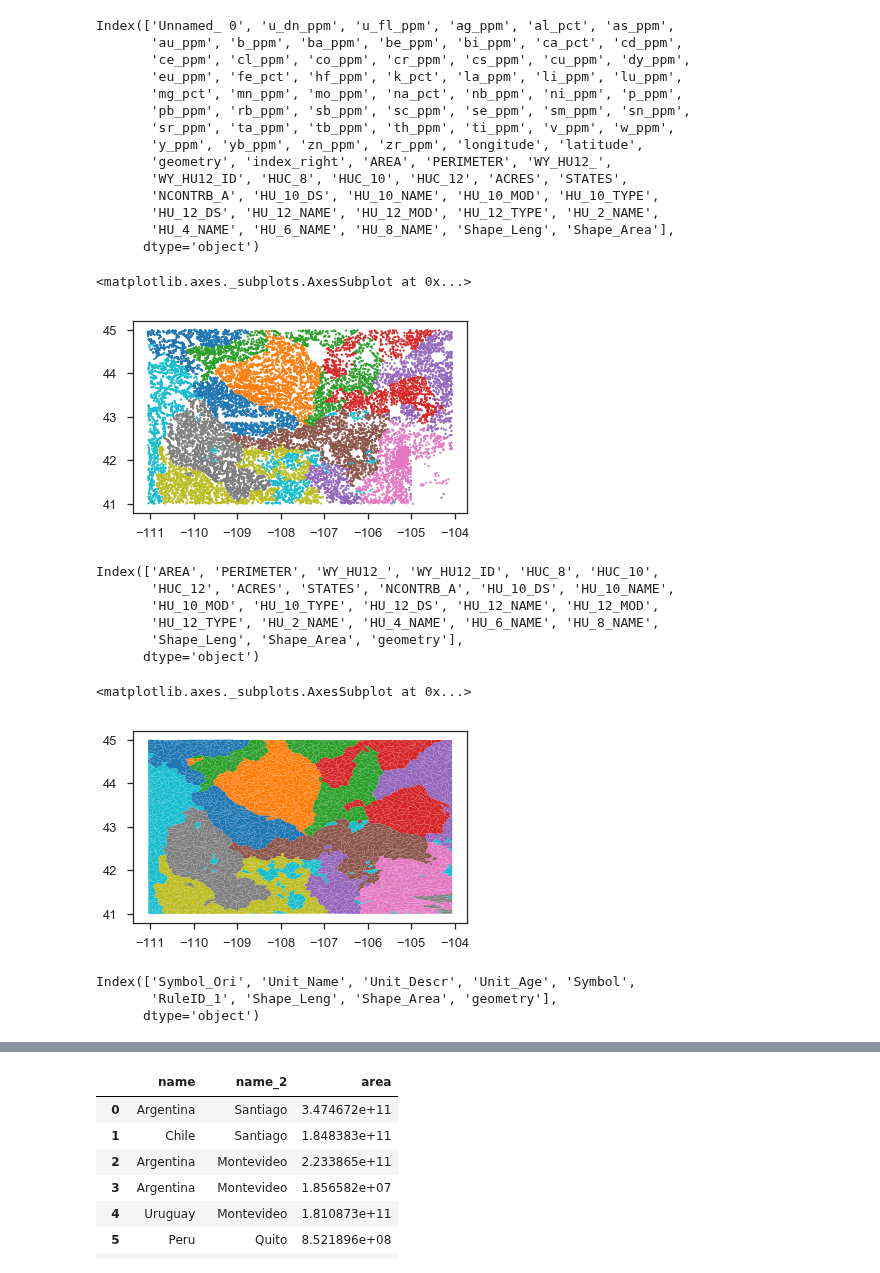
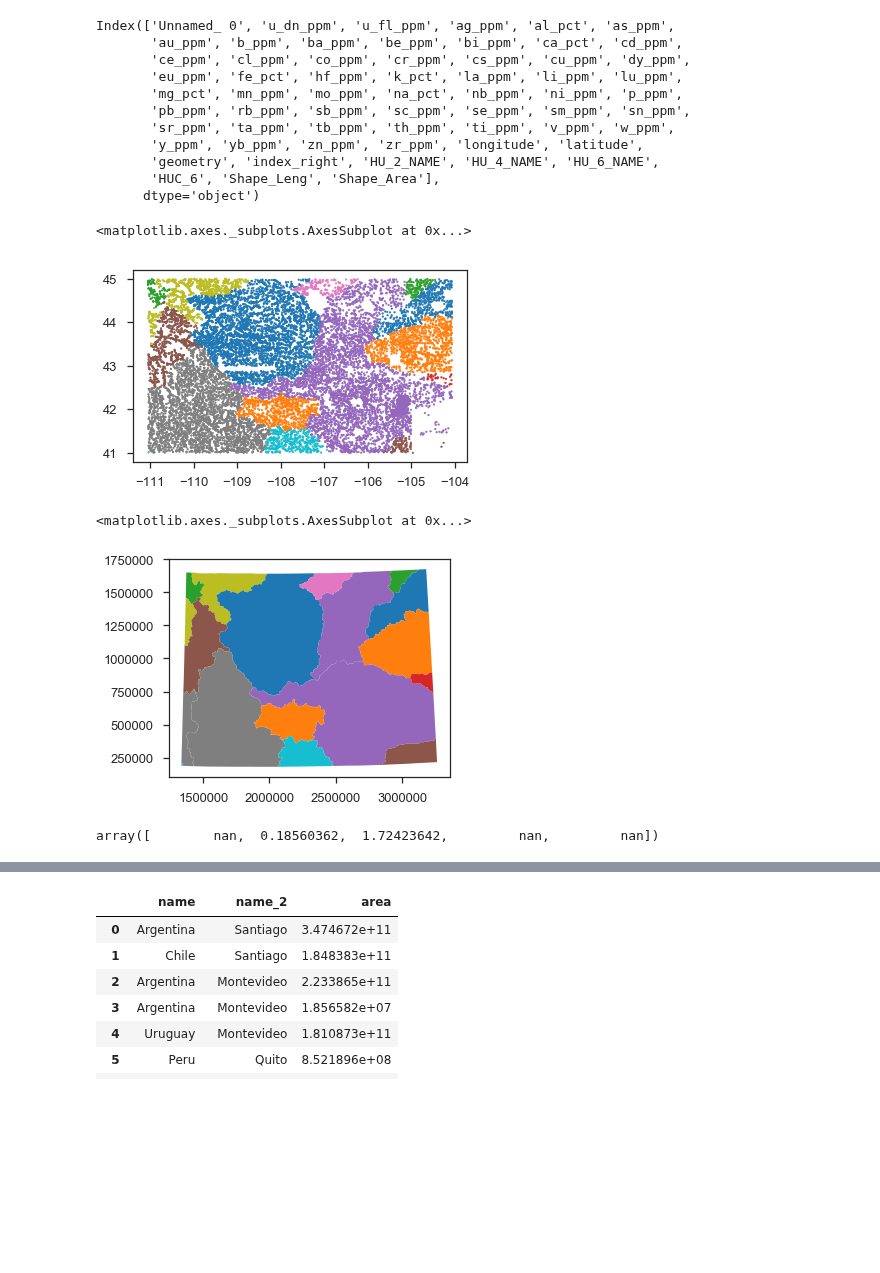
Before and after one commit to jessepisel/criticalandstrategic, a Jupyter notebook: Critical and strategic database building.ipynb, the cells around one changed output, grey strips where cells are left out. Cells and saved outputs as stored; diff of their text form; code cells hidden in the pictures; blank space fills up the shorter version.

```diff
--- a/Critical and strategic database building.ipynb
+++ b/Critical and strategic database building.ipynb
@@ -10,6 +10,8 @@ import fiona
 %matplotlib inline
 # %%
 huc8=gpd.read_file(r'J:\Geology\WSGS\GIS\huc_6.shp')
+huc8= huc8.to_crs({'init': 'epsg:3732'})
+huc8['area']=huc8.area
 # %%
 huc8.plot(column='Shape_Area')
 # %% [output]
@@ -49,30 +51,18 @@ Index(['Unnamed_ 0', 'u_dn_ppm', 'u_fl_ppm', 'ag_ppm', 'al_pct', 'as_ppm',
        'pb_ppm', 'rb_ppm', 'sb_ppm', 'sc_ppm', 'se_ppm', 'sm_ppm', 'sn_ppm',
        'sr_ppm', 'ta_ppm', 'tb_ppm', 'th_ppm', 'ti_ppm', 'v_ppm', 'w_ppm',
        'y_ppm', 'yb_ppm', 'zn_ppm', 'zr_ppm', 'longitude', 'latitude',
-       'geometry', 'index_right', 'AREA', 'PERIMETER', 'WY_HU12_',
-       'WY_HU12_ID', 'HUC_8', 'HUC_10', 'HUC_12', 'ACRES', 'STATES',
-       'NCONTRB_A', 'HU_10_DS', 'HU_10_NAME', 'HU_10_MOD', 'HU_10_TYPE',
-       'HU_12_DS', 'HU_12_NAME', 'HU_12_MOD', 'HU_12_TYPE', 'HU_2_NAME',
-       'HU_4_NAME', 'HU_6_NAME', 'HU_8_NAME', 'Shape_Leng', 'Shape_Area'],
+       'geometry', 'index_right', 'HU_2_NAME', 'HU_4_NAME', 'HU_6_NAME',
+       'HUC_6', 'Shape_Leng', 'Shape_Area'],
       dtype='object')
 # %%
-points_with_basin.plot(column='HU_12_DS', s=3)
+points_with_basin.plot(column='HU_6_NAME', s=3)
 # %% [output]
 <matplotlib.axes._subplots.AxesSubplot at 0x...>
-[figure, old version]
+[figure, new version]
-# %%
-huc8.columns
-# %% [output]
-Index(['AREA', 'PERIMETER', 'WY_HU12_', 'WY_HU12_ID', 'HUC_8', 'HUC_10',
-       'HUC_12', 'ACRES', 'STATES', 'NCONTRB_A', 'HU_10_DS', 'HU_10_NAME',
-       'HU_10_MOD', 'HU_10_TYPE', 'HU_12_DS', 'HU_12_NAME', 'HU_12_MOD',
-       'HU_12_TYPE', 'HU_2_NAME', 'HU_4_NAME', 'HU_6_NAME', 'HU_8_NAME',
-       'Shape_Leng', 'Shape_Area', 'geometry'],
-      dtype='object')
 # %%
-huc8.plot('HU_12_DS')
+huc8.plot('HU_6_NAME')
 # %% [output]
 <matplotlib.axes._subplots.AxesSubplot at 0x...>
-[figure, old version]
+[figure, new version]
 # %%
 bedrock=gpd.read_file(r'J:\Geology\WSGS\GIS\bedrock.shp')
@@ -79,6 +69,0 @@ bedrock=gpd.read_file(r'J:\Geology\WSGS\GIS\bedrock.shp')
-# %%
-bedrock.columns
-# %% [output]
-Index(['Symbol_Ori', 'Unit_Name', 'Unit_Descr', 'Unit_Age', 'Symbol',
-       'RuleID_1', 'Shape_Leng', 'Shape_Area', 'geometry'],
-      dtype='object')
@@ -96,0 +78,4 @@ for i in range(len(huc8)):
+# %%
+100*(test1[basinNames[0]]/huc8[huc8['HU_6_NAME']==basinNames[0]]['area'].values).values
+# %% [output]
+array([        nan,  0.18560362,  1.72423642,         nan,         nan])
```
Also changed, not shown: parts of 17 cells of this notebook.
